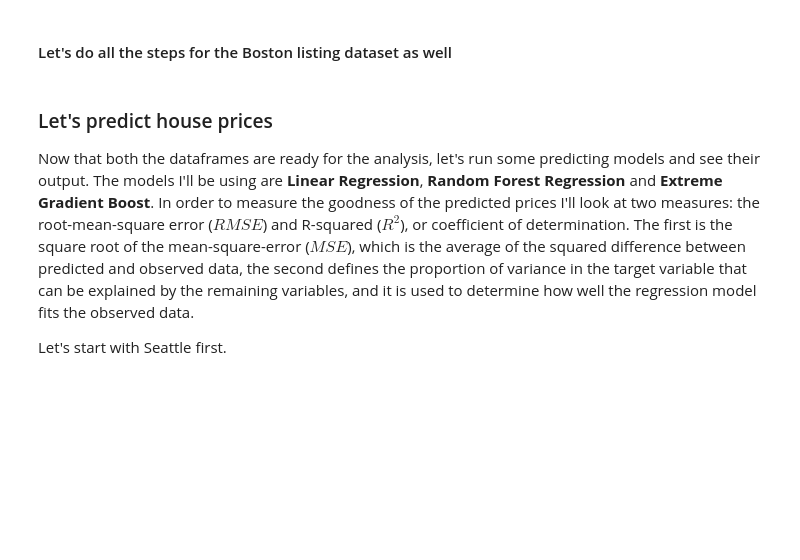
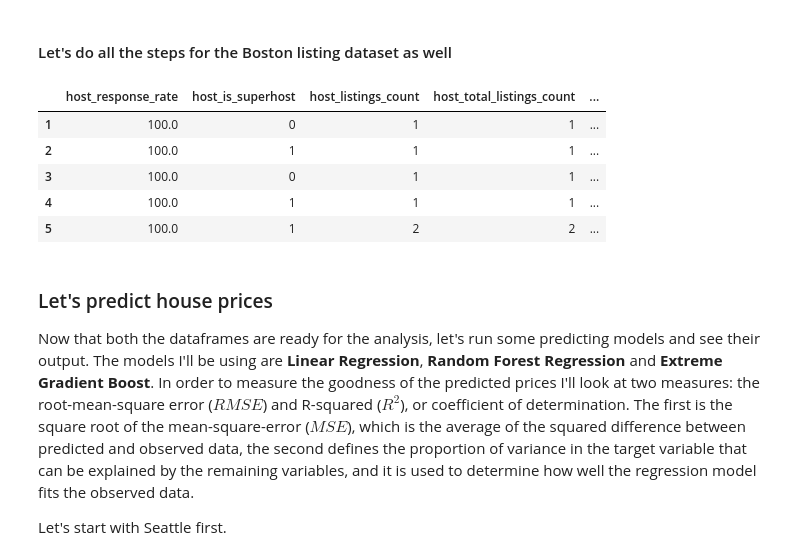
Before and after one commit to Duratorre/AirBnB-Data-Analysis, a Jupyter notebook: Analysis.ipynb, the cells around one changed output. Drawn from its saved outputs; the diff is of its cells as text; code cells hidden in the pictures; blank space fills up the shorter version.

```diff
--- a/Analysis.ipynb
+++ b/Analysis.ipynb
@@ -755,7 +778,6 @@ for col in list(lis_bos.columns):
         unique_values.append(col)
 
 unique_values.remove('last_scraped')
-print(unique_values)
 
 lis_bos_nounq = lis_bos.drop(columns=unique_values)
 
@@ -767,68 +789,69 @@ unnec_col = ['summary', 'space', 'description','name', 'host_id', 'host_name', '
 
 lis_bos_nec = lis_bos_nounq.drop(columns=unnec_col)
 
-print(lis_bos_nec.columns)
-print(lis_bos_nec.isna().mean())
-
 # dropping columns with majority on nan values
 lis_bos_new = lis_bos_nec.drop(columns=['square_feet'])
 
 # dropping rows with nans in review_scores_ratings, host_response_rate, review_scores_accuracy and review_scores_location
-lis_bos_new.dropna(axis=0, how='any', subset=['review_scores_rating'], inplace=True)
-lis_bos_new.dropna(axis=0, how='any', subset=['host_response_rate'], inplace=True)
-lis_bos_new.dropna(axis=0, how='any', subset=['review_scores_accuracy'], inplace=True)
-lis_bos_new.dropna(axis=0, how='any', subset=['review_scores_location'], inplace=True)
-lis_bos_new.isna().mean()
+cols_with_nans = ['review_scores_rating', 'host_response_rate', 'review_scores_accuracy', 'review_scores_location']
+
+for col in cols_with_nans:
+    lis_bos_new.dropna(axis=0, how='any', subset=[col], inplace=True)
 
 # data conversion
 # float columns
 lis_bos_clean = lis_bos_new
-lis_bos_clean.loc[:,'host_response_rate'] = lis_bos_clean['host_response_rate'].str.replace('%', '').astype(float)
-lis_bos_clean.loc[:,'price'] = lis_bos_clean['price'].str.replace('$', '').str.replace(',', '').astype(float)
-lis_bos_clean.loc[:,'security_deposit'] = lis_bos_clean['security_deposit'].str.replace('$', '').str.replace(',', '').astype(float)
-lis_bos_clean.loc[:,'cleaning_fee'] = lis_bos_clean['cleaning_fee'].str.replace('$', '').astype(float)
-lis_bos_clean.loc[:,'extra_people'] = lis_bos_clean['extra_people'].str.replace('$', '').astype(float)
+float_cols = ['host_response_rate', 'price', 'security_deposit', 'cleaning_fee', 'extra_people']
+
+for col in float_cols:
+    lis_bos_clean.loc[:,col] = lis_bos_clean[col].str.replace(r'[\%\$\,]', '', regex=True).astype(float)
 
 # boolean columns
 lis_bos_clean.replace('t', 1, inplace=True)
 lis_bos_clean.replace('f', 0, inplace=True)
 
 # compute null values
-lis_bos_clean['bedrooms'].fillna(0, inplace=True) # as there can be homes w/o bedrooms
-lis_bos_clean['bathrooms'].fillna(1, inplace=True) # all houses are entire building apartments or single rooms, there has to be a bathroom
-lis_bos_clean['security_deposit'].fillna(0, inplace=True)
-lis_bos_clean['cleaning_fee'].fillna(0, inplace=True)
-lis_bos_clean['beds'].fillna(0, inplace=True)
+null_cols = ['bedrooms', 'bathrooms', 'security_deposit', 'cleaning_fee', 'beds']
 
-print(lis_bos_clean.isna().mean())
+for col in null_cols:
+    lis_bos_clean[col].fillna(1 if col is 'bathrooms' else 0, inplace=True) # as there can be homes w/o bedrooms
+    #and all houses are entire building apartments or single rooms, so there has to be a bathroom
 
 # create new features
 lis_bos_clean['host_seniority'] = (pd.to_datetime(lis_bos_clean['last_scraped']) - pd.to_datetime(lis_bos_clean['host_since'])).dt.days
 lis_bos_clean['days_since_first_review'] = (pd.to_datetime(lis_bos_clean['last_scraped']) - pd.to_datetime(lis_bos_clean['first_review'])).dt.days
 lis_bos_clean['days_since_last_review'] = (pd.to_datetime(lis_bos_clean['last_scraped']) - pd.to_datetime(lis_bos_clean['last_review'])).dt.days
 lis_bos_clean.drop(columns=['last_scraped', 'host_since', 'first_review', 'last_review'], inplace = True)
 
 # extract features from categorical columns
 bos_lis_feat = extract_features(lis_bos_clean, ['amenities', 'host_verifications'])
 one_hot_columns = ['host_response_time', 'neighbourhood_cleansed', 'property_type', 'room_type', 'bed_type', 'cancellation_policy']
 bos_lis_ohe = pd.get_dummies(data = bos_lis_feat, columns = one_hot_columns, dummy_na = False)
 bos_lis_ohe.head()
 
 # one hot encoding for transportation
 transport_means = ['Bus', 'Light Rail', 'Ferry', 'Heavy Rail', 'Train', 'Metro', 'NaN']
 
 bos_lis_ohe['transit'].fillna("NaN", inplace=True)
 
-for mean in transport_means:  #[:-1]:
-    booleans = bos_lis_ohe['transit'].str.contains(mean, False)    #re.find(mean, 'hello', re.IGNORECASE)
+for mean in transport_means:
+    booleans = bos_lis_ohe['transit'].str.contains(mean, False)
     new_col = [int(boolean) for boolean in booleans]
     new_col_name = 'transit_{}'.format(mean)
     bos_lis_ohe[new_col_name] = new_col
 
 bos_lis_ohe.drop(columns='transit', inplace=True)
 
+# dataframe ready for prediction
 bos_lis_pred = bos_lis_ohe.drop(columns='id')
 bos_lis_pred.head()
+# %% [output]
+|  | host_response_rate | host_is_superhost | host_listings_count | host_total_listings_count | ... |
+| 1 | 100.0 | 0 | 1 | 1 | ... |
+| 2 | 100.0 | 1 | 1 | 1 | ... |
+| 3 | 100.0 | 0 | 1 | 1 | ... |
+| 4 | 100.0 | 1 | 1 | 1 | ... |
+| 5 | 100.0 | 1 | 2 | 2 | ... |
 # %% [markdown]
 ### Let's predict house prices
 Now that both the dataframes are ready for the analysis, let's run some predicting models and see their output. The models I'll be using are **Linear Regression**, **Random Forest Regression** and **Extreme Gradient Boost**.
```
Also changed, not shown: parts of 10 cells of this notebook.
